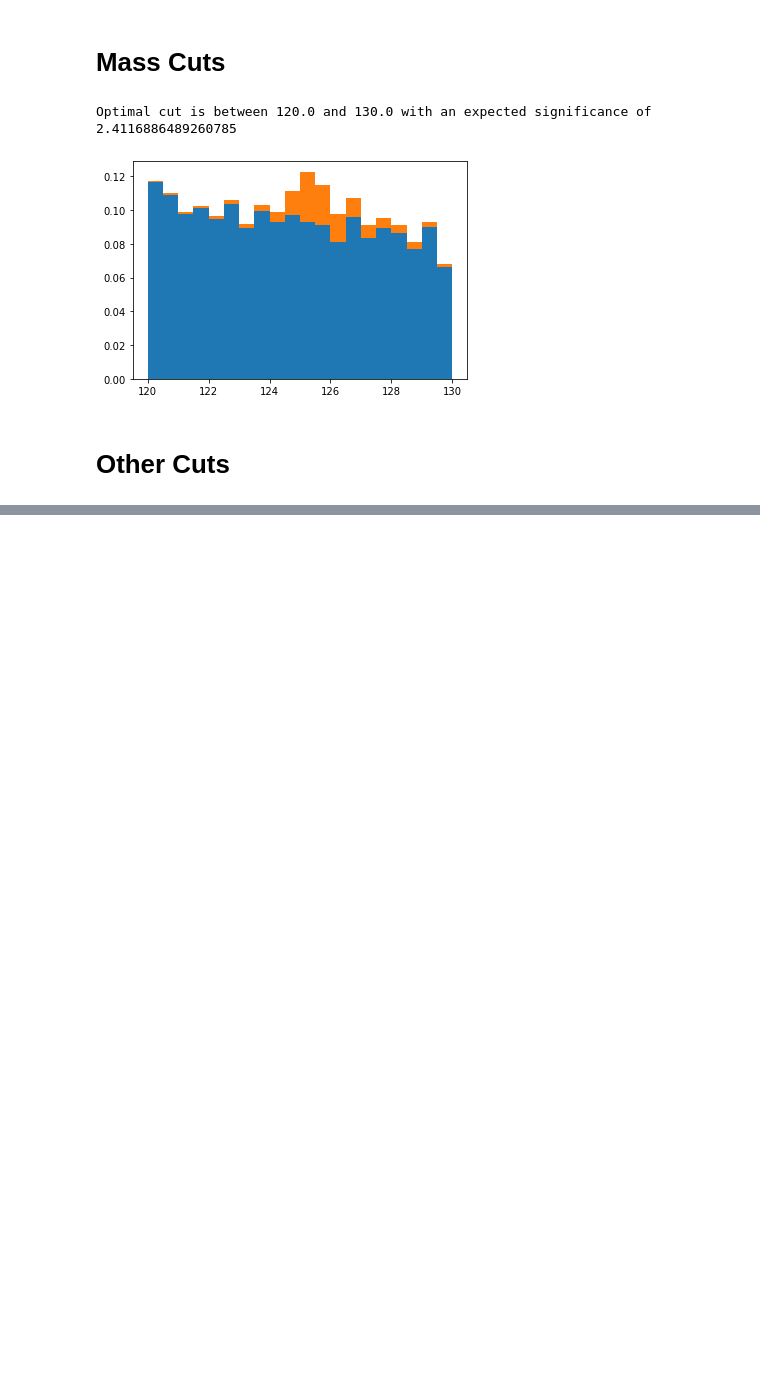
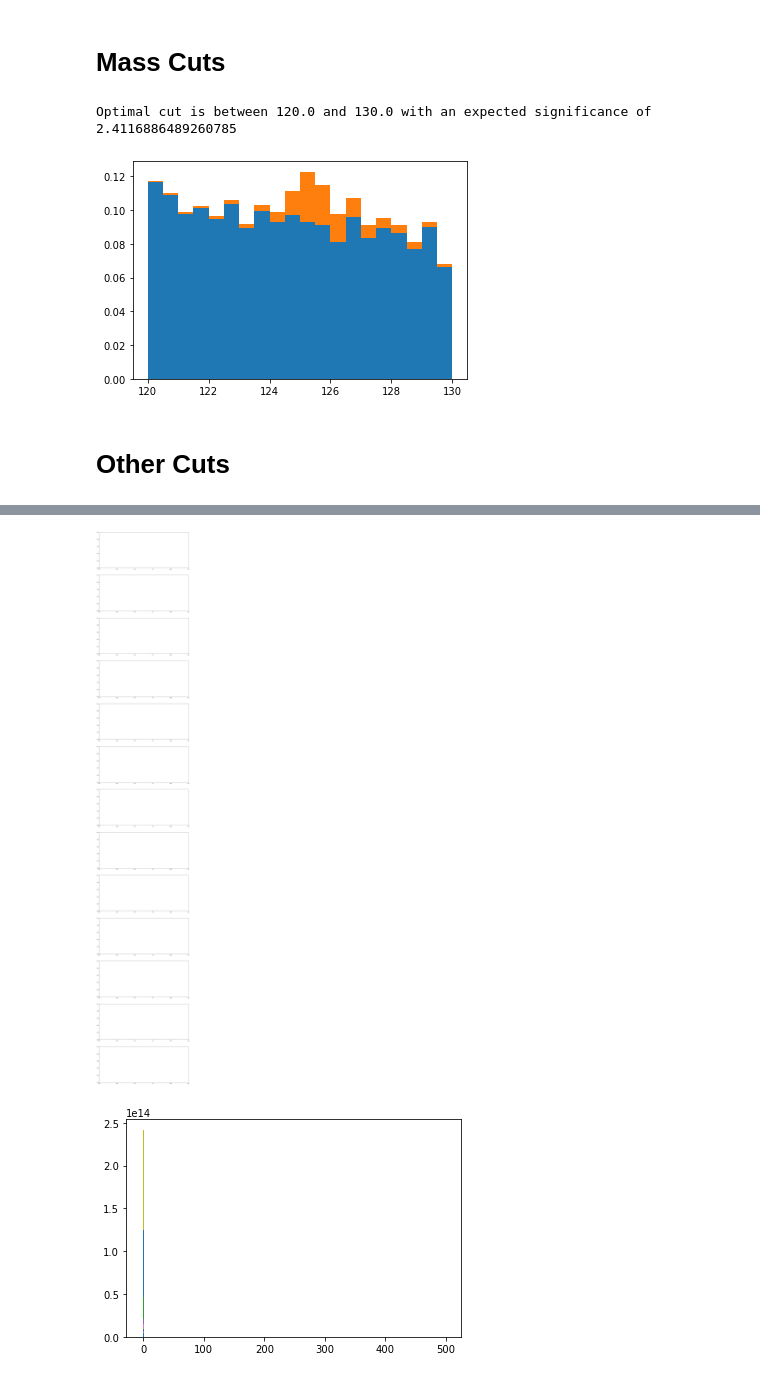
Before and after one commit to jarods00/PHYS434, a Jupyter notebook: Lab 7 & 8.ipynb, the cells around one changed output, grey strips where cells are left out. Drawn from its saved outputs; the diff is of its cells as text; code cells hidden in the pictures; blank space fills up the shorter version.

```diff
--- a/Lab 7 & 8.ipynb
+++ b/Lab 7 & 8.ipynb
@@ -115,0 +171,65 @@ plt.show()
+# %%
+n_higgs = 100 / 100000
+n_qcd = 20000 / 100000
+
+fig, ax = plt.subplots(13, 1, figsize = (15, 95))
+fig2, ax2 = plt.subplots(1,1)
+
+j = 0
+for key in qcd:
+    if key != 'mass':
+        print(key)
+        qcd_weight = np.array([n_qcd] * len(qcd[key]))
+        higgs_weight = np.array([n_higgs] * len(higgs[key]))
+
+        # For graphing
+##        ax[j].hist([qcd[key], higgs[key]], bins = 100, density = True, stacked = True, weights = [qcd_weight, higgs_weight])
+#         ax[j].hist(qcd[key], bins = 100, density = True)
+#         ax[j].hist(higgs[key], bins = 100, density = True)
+#         ax[j].set_title(key)
+#         ax[j].legend(["QCD", "Higgs"])
+
+        # For cuts
+        max_array = []
+        for bin_num in [1, 5, 10, 20, 30, 40, 50, 60, 70,80, 90, 100]:
+
+            lower_val = qcd[key].min()
+            upper_val = qcd[key].max()
+
+            hist_qcd = ax2.hist(qcd[key], bins = bin_num, density = False, weights = [qcd_weight], range = (lower_val, upper_val))
+            hist_higgs = ax2.hist(higgs[key], bins = bin_num, density = False, weights = [higgs_weight], range = (lower_val, upper_val))
+
+            cut_sigs = []
+            for i in range(bin_num):
+                n_qcd = hist_qcd[0][i]
+                n_higgs = hist_higgs[0][i]
+                sig = stats.norm.ppf(stats.poisson.cdf(n_higgs + n_qcd, n_qcd, loc = 0))
+                if sig != float('inf'):
+                    cut_sigs.append(sig)
+
+            index_max = cut_sigs.index(max(cut_sigs, key = abs))
+            max_array.append([bin_num, cut_sigs[index_max], index_max])
+
+        max_sig = max_array[0][1]
+        ind = 0
+        for k in range(len(max_array)):
+            print(max_array[k][1])
+            if abs(max_array[k][1]) > abs(max_sig):
+                max_sig = max_array[k][1]
+                ind = k
+
+#         print("For " + key + ", the optimal cut is between " + str(hist_qcd[1][index_max]) + " and " + str(hist_qcd[1][index_max] + (upper_val / bin_size)) + " with an expected significance of " + str(cut_sigs[index_max]))
+        print(max_array[ind])
+        print(" --------------- ")
+
+
+#         if len(cut_sigs) > 0:
+#             index_max = cut_sigs.index(max(cut_sigs))
+#             print("For " + key + ", the optimal cut is between " + str(hist_qcd[1][index_max]) + " and " + str(hist_qcd[1][index_max] + (upper_val / bin_size)) + " with an expected significance of " + str(cut_sigs[index_max]))
+#         else:
+#             print("None for " + key)
+
+        j = j + 1
+
+# plt.show()
+# %% [output]
@@ -115,0 +253,2 @@ plt.show()
+[figure, added]
+[figure, added]
```
Also changed, not shown: parts of 5 cells of this notebook.
